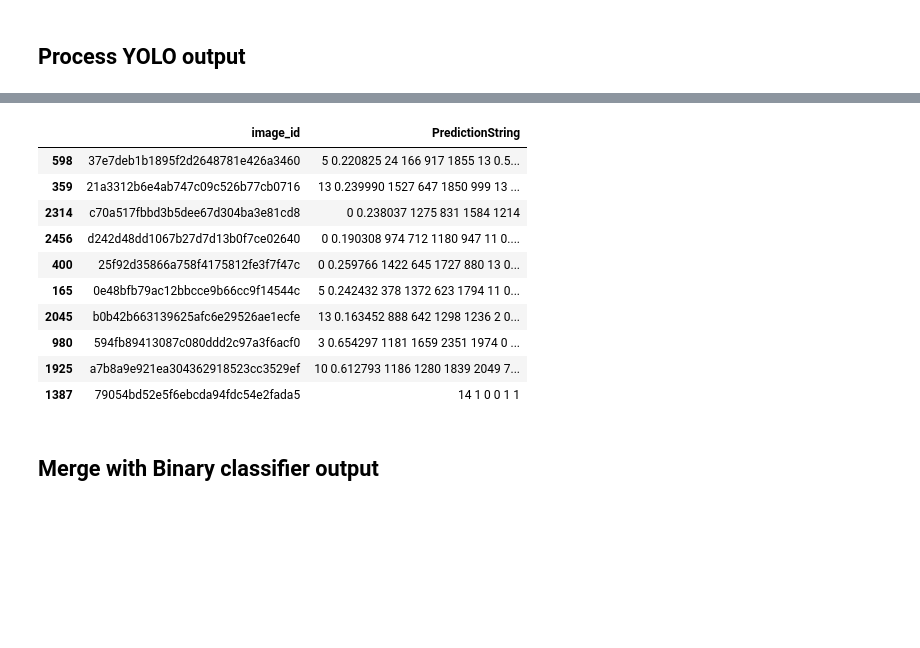
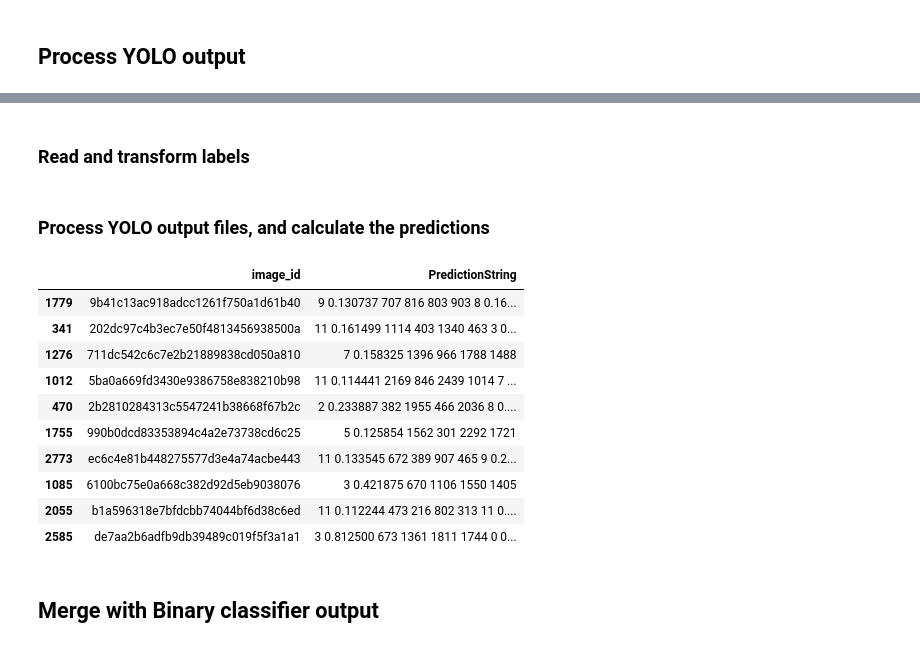
Before and after one commit to Witalia008/kaggle-public, a Jupyter notebook: vinbigdata-chest-xray-abnormalities-detection/vbd-postprocess-yolo.ipynb, the cells around one changed output, grey strips where cells are left out. Drawn from its saved outputs; the diff is of its cells as text; code cells hidden in the pictures; blank space fills up the shorter version.

Commit message:
Fix dataset version download, add multiple bbox reduction methods, add ensemble feature.

```diff
--- a/vinbigdata-chest-xray-abnormalities-detection/vbd-postprocess-yolo.ipynb
+++ b/vinbigdata-chest-xray-abnormalities-detection/vbd-postprocess-yolo.ipynb
@@ -5,0 +3,9 @@ submission_message = "WBF preproc, YOLOv5x, 50 epochs, random rad, 20% valid spl
+# %%
+#@title Submission notes and params { run: "auto" }
+version_notes = "BBox reduction" #@param {type:"string"}
+
+reduce_method = "None" #@param ["None", "nms", "soft_nms", "non_maximum_weighted", "weighted_boxes_fusion"]
+
+iou_threshold = 0.3 #@param {type:"slider", min:0, max:1, step:0.01}
+skip_box_thrreshold = 0.1 #@param {type:"slider", min:0, max:1, step:0.01}
+sigma = 0.1 #@param {type:"slider", min:0, max:1, step:0.01}
@@ -24,11 +95,19 @@ Content of Kaggle data subdir (/kaggle/working): []
 Content of Kaggle config dir (/root/.kaggle): ['/root/.kaggle/kaggle.json']
 # %%
 from pathlib import Path
+
+from IPython.display import clear_output
 
 import pandas as pd
 import numpy as np
 from tqdm.notebook import tqdm
 
-INPUT_FOLDER_ORIGINAL_PNG = INPUT_FOLDER / "vinbigdata-chest-xray-original-png"
+INPUT_FOLDER_ORIGINAL_PNG = WORK_FOLDER / "vinbigdata-chest-xray-original-png"
 INPUT_FOLDER_YOLO_OUT = WORK_FOLDER / "vbdyolo-out"
 INPUT_FOLDER_BINARY = WORK_FOLDER / "vbdbinary"
+
+for yolo_version in INPUTS_YOLO_VERSIONS:
+    yolo_version["path"] = INPUT_FOLDER_YOLO_OUT / yolo_version["path"]
+
+print(f"Using the following YOLO versions:")
+print("\n".join(str(yolo_version) for yolo_version in INPUTS_YOLO_VERSIONS))
@@ -41,0 +129,4 @@ Downloading vbdyolo-out-newest.zip to /kaggle/working/vbdyolo-out
+# %%
+for yolo_version in INPUTS_YOLO_VERSIONS:
+    !rm -rf {yolo_version["path"]}
+    !kaggle datasets download "witalia/vbdyolo-out-newest" -v {yolo_version["version"]} -p {yolo_version["path"]} --unzip --force
@@ -49 +182,3 @@ Downloading vbdbinary.zip to /kaggle/working/vbdbinary
+# %% [markdown]
+### Read and transform labels
 # %%
@@ -70,31 +218,47 @@ def read_prediction_labels(filename: Path, image_w: int, image_h: int):
     # Convert all rows to one prediction string
     return " ".join(labels.to_string(header=False, index=False).split())
+# %% [markdown]
+### Process YOLO output files, and calculate the predictions
 # %%
+import ensemble_boxes
+
 results_yolo_df = pd.DataFrame(columns=["image_id", "PredictionString"])
 
 test_metadata = pd.read_csv(INPUT_FOLDER_ORIGINAL_PNG / "test_meta.csv")
 test_metadata = test_metadata.set_index("image_id").to_dict("index")
 
 for image_id, image_dims in tqdm(test_metadata.items(), total=len(test_metadata)):
+    # Read YOLO output to pandas DataFrame.
+    prediction_labels = [read_prediction_labels(
+        yolo_version["path"] / "labels_pred" / f"{image_id}.txt"
+    ) for yolo_version in INPUTS_YOLO_VERSIONS]
+
+    # Reduce bboxes.
+    method = None if reduce_method == "None" else getattr(ensemble_boxes, reduce_method)
+    prediction_labels = reduce_boxes(prediction_labels, method=method)
+
+    # Scale them to the original size.
     # NOTE: dim0 and dim1 are reversed: y-axis, x-axis!
-    prediction_str = read_prediction_labels(
-        INPUT_FOLDER_YOLO_OUT / "labels_pred" / f"{image_id}.txt", image_dims["dim1"], image_dims["dim0"]
-    )
+    prediction_labels = scale_labels(prediction_labels, image_dims["dim1"], image_dims["dim0"])
+
+    # Convert resulting bboxes from DataFrame to string.
+    prediction_str = labels_to_string(prediction_labels)
+
     results_yolo_df = results_yolo_df.append({"image_id": image_id, "PredictionString": prediction_str}, ignore_index=True)
 
-results_yolo_df.sample(10)
+results_yolo_df.sample(10, random_state=10)
 # %% [output]
 |  | image_id | PredictionString |
-| 598 | 37e7deb1b1895f2d2648781e426a3460 | 5 0.220825 24 166 917 1855 13 0.5... |
-| 359 | 21a3312b6e4ab747c09c526b77cb0716 | 13 0.239990 1527 647 1850 999 13 ... |
-| 2314 | c70a517fbbd3b5dee67d304ba3e81cd8 | 0 0.238037 1275 831 1584 1214 |
-| 2456 | d242d48dd1067b27d7d13b0f7ce02640 | 0 0.190308 974 712 1180 947 11 0.... |
-| 400 | 25f92d35866a758f4175812fe3f7f47c | 0 0.259766 1422 645 1727 880 13 0... |
-| 165 | 0e48bfb79ac12bbcce9b66cc9f14544c | 5 0.242432 378 1372 623 1794 11 0... |
-| 2045 | b0b42b663139625afc6e29526ae1ecfe | 13 0.163452 888 642 1298 1236 2 0... |
-| 980 | 594fb89413087c080ddd2c97a3f6acf0 | 3 0.654297 1181 1659 2351 1974 0 ... |
-| 1925 | a7b8a9e921ea304362918523cc3529ef | 10 0.612793 1186 1280 1839 2049 7... |
-| 1387 | 79054bd52e5f6ebcda94fdc54e2fada5 | 14 1 0 0 1 1 |
+| 1779 | 9b41c13ac918adcc1261f750a1d61b40 | 9 0.130737 707 816 803 903 8 0.16... |
+| 341 | 202dc97c4b3ec7e50f4813456938500a | 11 0.161499 1114 403 1340 463 3 0... |
+| 1276 | 711dc542c6c7e2b21889838cd050a810 | 7 0.158325 1396 966 1788 1488 |
+| 1012 | 5ba0a669fd3430e9386758e838210b98 | 11 0.114441 2169 846 2439 1014 7 ... |
+| 470 | 2b2810284313c5547241b38668f67b2c | 2 0.233887 382 1955 466 2036 8 0.... |
+| 1755 | 990b0dcd83353894c4a2e73738cd6c25 | 5 0.125854 1562 301 2292 1721 |
+| 2773 | ec6c4e81b448275577d3e4a74acbe443 | 11 0.133545 672 389 907 465 9 0.2... |
+| 1085 | 6100bc75e0a668c382d92d5eb9038076 | 3 0.421875 670 1106 1550 1405 |
+| 2055 | b1a596318e7bfdcbb74044bf6d38c6ed | 11 0.112244 473 216 802 313 11 0.... |
+| 2585 | de7aa2b6adfb9db39489c019f5f3a1a1 | 3 0.812500 673 1361 1811 1744 0 0... |
 # %% [markdown]
 ## Merge with Binary classifier output
 # %%
```
Also changed, not shown: parts of 18 cells of this notebook, 1 other file.
